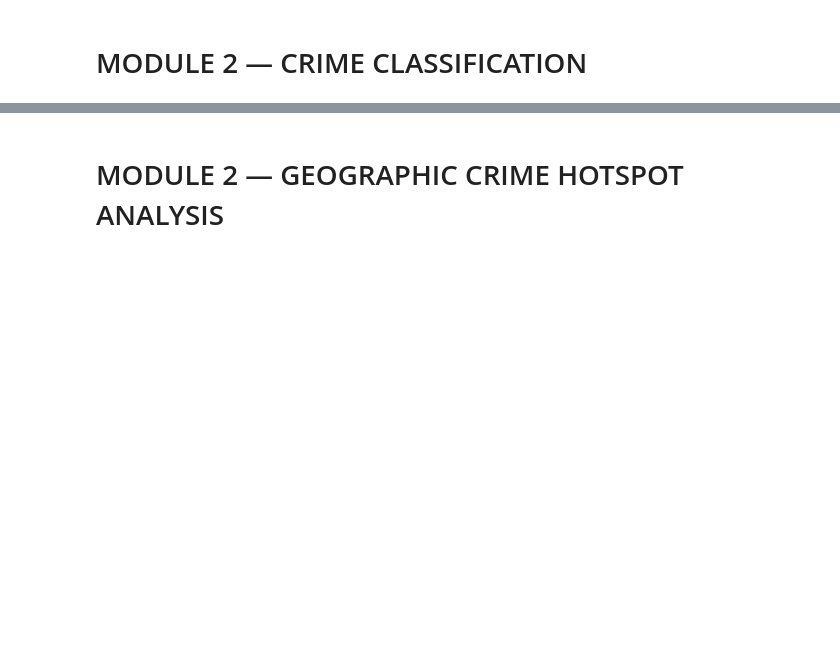
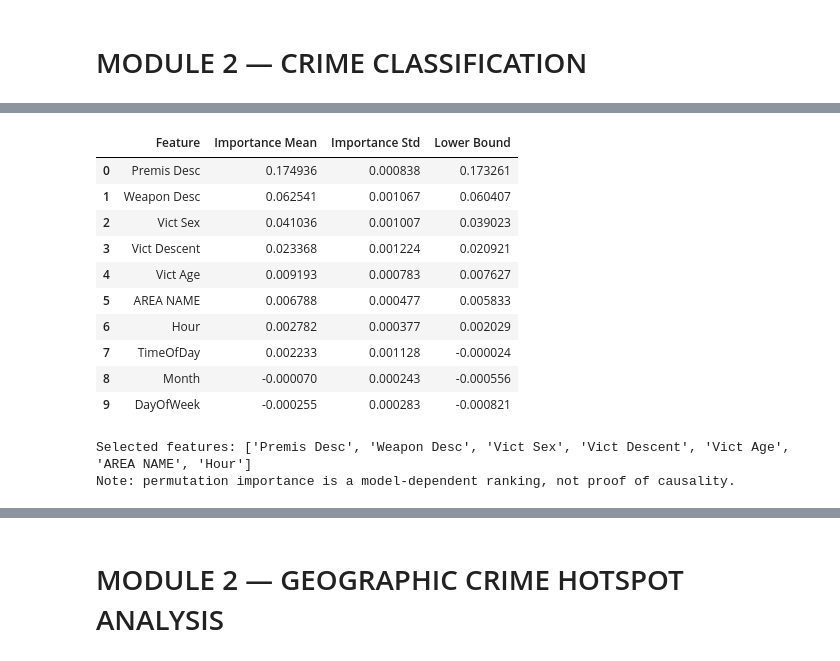
Before and after one commit to Shreyajc/crime-analytics-ml, a Jupyter notebook: Crime Classification, Historical Risk Analysis and Geographic Hotspot Detection Using Machine Learning.ipynb, the cells around one changed output, grey strips where cells are left out. Cells and saved outputs as stored; diff of their text form; code cells hidden in the pictures; blank space fills up the shorter version.

```diff
--- a/Crime Classification, Historical Risk Analysis and Geographic Hotspot Detection Using Machine Learning.ipynb
+++ b/Crime Classification, Historical Risk Analysis and Geographic Hotspot Detection Using Machine Learning.ipynb
@@ -1484,0 +722,66 @@ Saved: random_forest.pkl
+# %%
+# PART 26 — Feature selection using training data only
+
+numeric_features_fs = ["Vict Age", "Hour", "Month", "DayOfWeek"]
+categorical_features_fs = [
+    "AREA NAME", "Vict Sex", "Vict Descent", "Premis Desc", "Weapon Desc", "TimeOfDay"
+]
+
+fs_preprocessor = ColumnTransformer(
+    transformers=[
+        ("num", Pipeline([("imputer", SimpleImputer(strategy="median"))]), numeric_features_fs),
+        ("cat", Pipeline([
+            ("imputer", SimpleImputer(strategy="most_frequent")),
+            ("onehot", OneHotEncoder(handle_unknown="ignore"))
+        ]), categorical_features_fs)
+    ],
+    remainder="drop"
+)
+
+X_fit, X_fs_valid, y_fit, y_fs_valid = train_test_split(
+    X_train_full, y_train_full, test_size=0.20, stratify=y_train_full, random_state=42
+)
+fs_pipeline = Pipeline([
+    ("preprocessor", fs_preprocessor),
+    ("model", RandomForestClassifier(
+        n_estimators=150, min_samples_leaf=2, class_weight="balanced",
+        n_jobs=-1, random_state=42
+    ))
+])
+fs_pipeline.fit(X_fit, y_fit)
+perm = permutation_importance(
+    fs_pipeline, X_fs_valid, y_fs_valid, scoring="f1",
+    n_repeats=5, random_state=42, n_jobs=1
+)
+permutation_results = pd.DataFrame({
+    "Feature": candidate_features,
+    "Importance Mean": perm.importances_mean,
+    "Importance Std": perm.importances_std
+}).sort_values("Importance Mean", ascending=False).reset_index(drop=True)
+permutation_results["Lower Bound"] = (
+    permutation_results["Importance Mean"] - 2 * permutation_results["Importance Std"]
+)
+display(permutation_results)
+
+selected_features = permutation_results.loc[
+    permutation_results["Lower Bound"] > 0, "Feature"
+].tolist()
+# Defensive fallback: do not allow an empty feature set if all noisy estimates cross zero.
+if not selected_features:
+    selected_features = permutation_results.head(5)["Feature"].tolist()
+print("Selected features:", selected_features)
+print("Note: permutation importance is a model-dependent ranking, not proof of causality.")
+# %% [output]
+|  | Feature | Importance Mean | Importance Std | Lower Bound |
+| 0 | Premis Desc | 0.174936 | 0.000838 | 0.173261 |
+| 1 | Weapon Desc | 0.062541 | 0.001067 | 0.060407 |
+| 2 | Vict Sex | 0.041036 | 0.001007 | 0.039023 |
+| 3 | Vict Descent | 0.023368 | 0.001224 | 0.020921 |
+| 4 | Vict Age | 0.009193 | 0.000783 | 0.007627 |
+| 5 | AREA NAME | 0.006788 | 0.000477 | 0.005833 |
+| 6 | Hour | 0.002782 | 0.000377 | 0.002029 |
+| 7 | TimeOfDay | 0.002233 | 0.001128 | -0.000024 |
+| 8 | Month | -0.000070 | 0.000243 | -0.000556 |
+| 9 | DayOfWeek | -0.000255 | 0.000283 | -0.000821 |
+Selected features: ['Premis Desc', 'Weapon Desc', 'Vict Sex', 'Vict Descent', 'Vict Age', 'AREA NAME', 'Hour']
+Note: permutation importance is a model-dependent ranking, not proof of causality.
```
Also changed, not shown: parts of 126 cells of this notebook, 13 other files.
